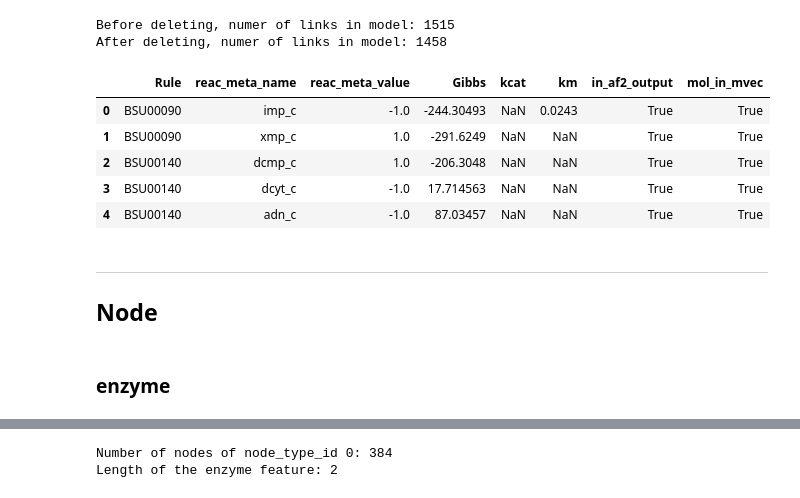
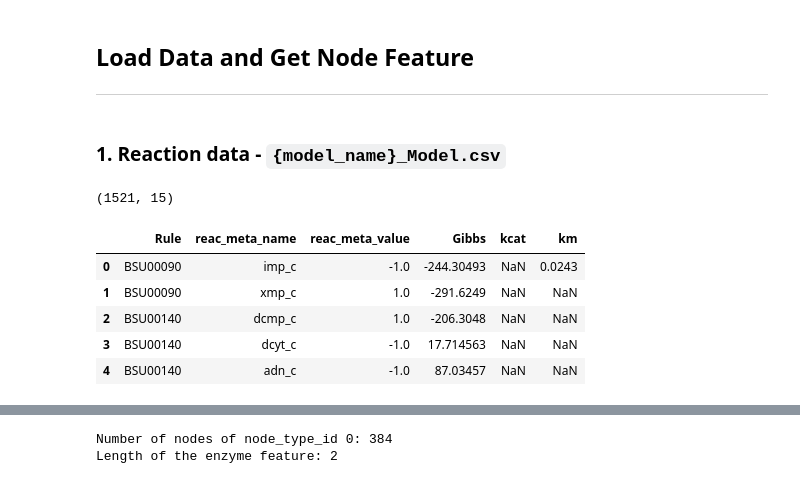
Before and after one commit to iamyufan/AlphaFold-Research, a Jupyter notebook: gnn/data/preprocess.ipynb, the cells around one changed output, grey strips where cells are left out. Drawn from its saved outputs; the diff is of its cells as text; code cells hidden in the pictures.

```diff
--- a/gnn/data/preprocess.ipynb
+++ b/gnn/data/preprocess.ipynb
@@ -226,27 +11,27 @@ After deleting, there are 1515 links in model.
-# %%
-# Delete the rows in model that refer to molecules without mvec infomation
-print('Before deleting, numer of links in model: {}'.format(
-    model_new.shape[0]))
-model_moles = model_new.reac_meta_name.unique()     # molecules in model sheet
-mvec_moles = mvec.reac_meta_name.unique()           # molecules in mvec
-
-model_new['mol_in_mvec'] = model_new['reac_meta_name'].apply(
-    lambda x: x in list(mvec_moles))
-model_new = model_new[model_new['mol_in_mvec'] == True]
-print('After deleting, numer of links in model: {}'.format(model_new.shape[0]))
-model_new.head()
-# %% [output]
-Before deleting, numer of links in model: 1515
-After deleting, numer of links in model: 1458
-|  | Rule | reac_meta_name | reac_meta_value | Gibbs | kcat | km | in_af2_output | mol_in_mvec |
-| 0 | BSU00090 | imp_c | -1.0 | -244.30493 | NaN | 0.0243 | True | True |
-| 1 | BSU00090 | xmp_c | 1.0 | -291.6249 | NaN | NaN | True | True |
-| 2 | BSU00140 | dcmp_c | 1.0 | -206.3048 | NaN | NaN | True | True |
-| 3 | BSU00140 | dcyt_c | -1.0 | 17.714563 | NaN | NaN | True | True |
-| 4 | BSU00140 | adn_c | -1.0 | 87.03457 | NaN | NaN | True | True |
-# %% [markdown]
----
-
-## Node
-# %% [markdown]
-### enzyme
+# %% [markdown]
+## Load Data and Get Node Feature
+---
+# %% [markdown]
+### 1. Reaction data - `{model_name}_Model.csv`
+# %%
+model = pd.read_csv('../../data/models/{}_Model.csv'.format(model_name))
+if model_name == 'iMM904':
+    model.rename(columns={'Kcat': 'kcat'}, inplace=True)
+    model.rename(columns={'Km': 'km'}, inplace=True)
+if model_name == 'iYO844':
+    model.rename(columns={'BSU': 'Rule'}, inplace=True)
+if model_name == 'iML1515':
+    model.rename(columns={'meta_name': 'reac_meta_name'}, inplace=True)
+
+print(model.shape)
+# Drop useless columns
+model = model.loc[:, ['Rule', 'reac_meta_name', 'reac_meta_value', 'Gibbs', 'kcat', 'km']]
+model.head()
+# %% [output]
+(1521, 15)
+|  | Rule | reac_meta_name | reac_meta_value | Gibbs | kcat | km |
+| 0 | BSU00090 | imp_c | -1.0 | -244.30493 | NaN | 0.0243 |
+| 1 | BSU00090 | xmp_c | 1.0 | -291.6249 | NaN | NaN |
+| 2 | BSU00140 | dcmp_c | 1.0 | -206.3048 | NaN | NaN |
+| 3 | BSU00140 | dcyt_c | -1.0 | 17.714563 | NaN | NaN |
+| 4 | BSU00140 | adn_c | -1.0 | 87.03457 | NaN | NaN |
```
Also changed, not shown: parts of 62 cells of this notebook, 27 other files.
